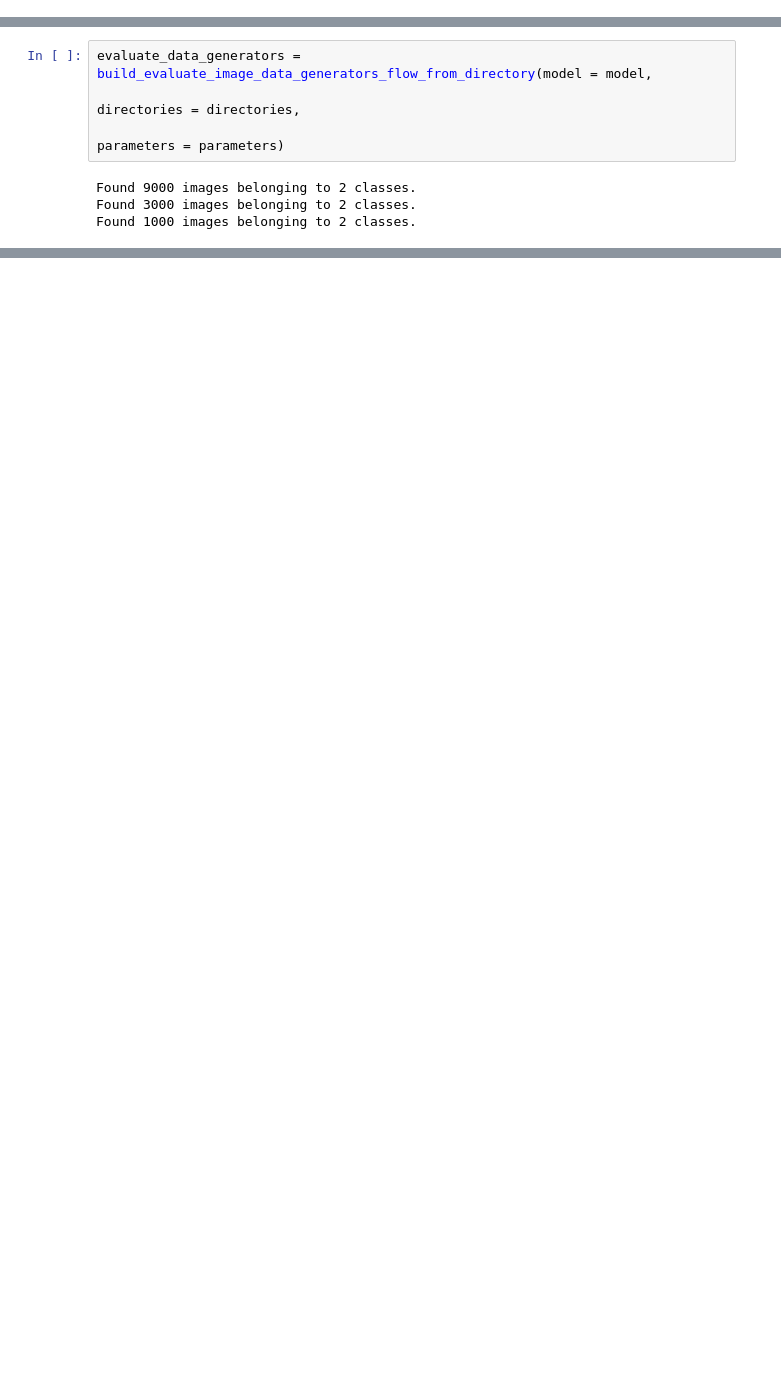
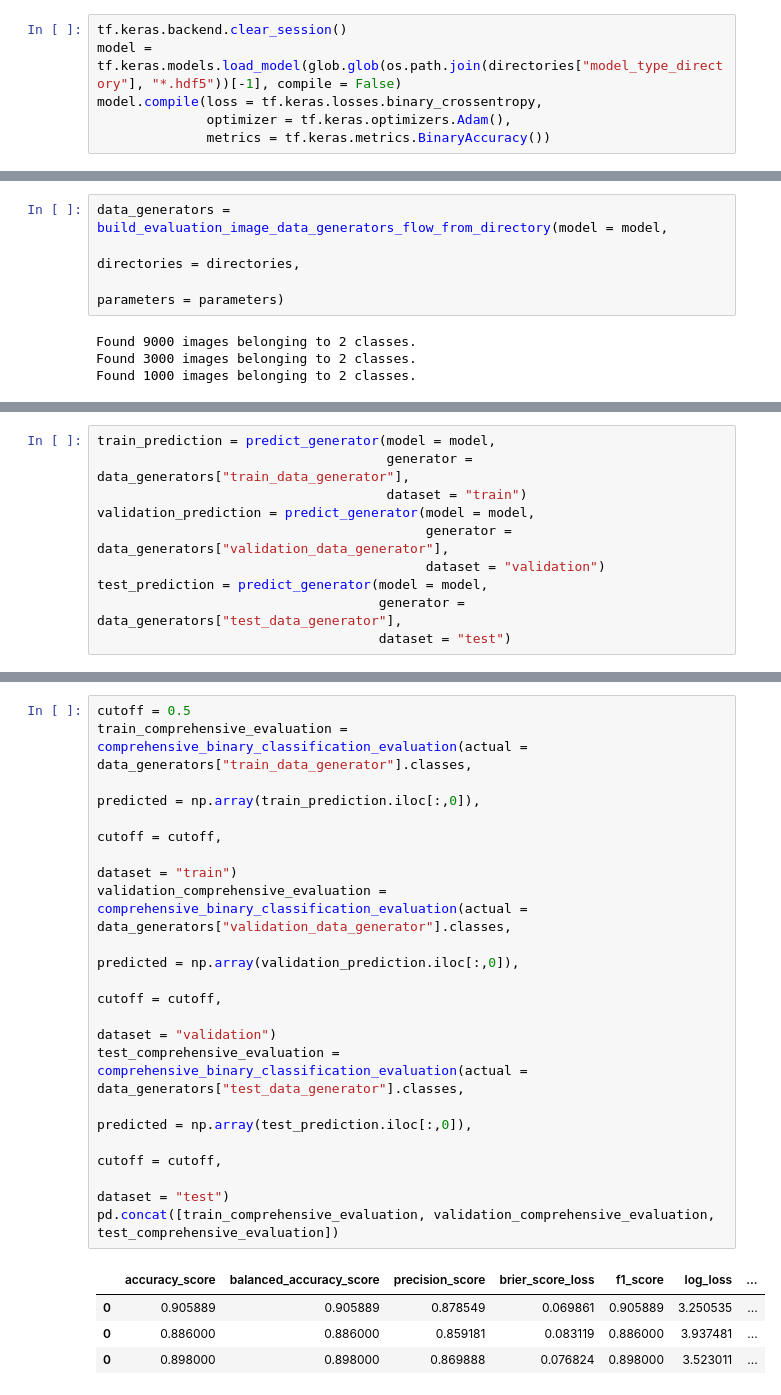
Before and after one commit to ForesightAdamNowacki/Deep_Neural_Networks_Python, a Jupyter notebook: Binary_Classification_1.ipynb, the cells around one changed output, grey strips where cells are left out. Drawn from its saved outputs; the diff is of its cells as text; blank space fills up the shorter version.

```diff
--- a/Binary_Classification_1.ipynb
+++ b/Binary_Classification_1.ipynb
@@ -127 +157,7 @@ visualize_loss_accuracy_binary_classification(history = history)
+# %%
+tf.keras.backend.clear_session()
+model = tf.keras.models.load_model(glob.glob(os.path.join(directories["model_type_directory"], "*.hdf5"))[-1], compile = False)
+model.compile(loss = tf.keras.losses.binary_crossentropy,
+              optimizer = tf.keras.optimizers.Adam(),
+              metrics = tf.keras.metrics.BinaryAccuracy())
 # %% [markdown]
@@ -129,7 +165,7 @@ visualize_loss_accuracy_binary_classification(history = history)
 # %%
-evaluate_data_generators = build_evaluate_image_data_generators_flow_from_directory(model = model,
-                                                                                    directories = directories,
-                                                                                    parameters = parameters)
+data_generators = build_evaluation_image_data_generators_flow_from_directory(model = model,
+                                                                             directories = directories,
+                                                                             parameters = parameters)
 # %% [output]
 Found 9000 images belonging to 2 classes.
 Found 3000 images belonging to 2 classes.
@@ -154,0 +191,10 @@ evaluation
+# %%
+train_prediction = predict_generator(model = model,
+                                     generator = data_generators["train_data_generator"],
+                                     dataset = "train")
+validation_prediction = predict_generator(model = model,
+                                          generator = data_generators["validation_data_generator"],
+                                          dataset = "validation")
+test_prediction = predict_generator(model = model,
+                                    generator = data_generators["test_data_generator"],
+                                    dataset = "test")
@@ -154,0 +210,20 @@ evaluation
+# %%
+cutoff = 0.5
+train_comprehensive_evaluation = comprehensive_binary_classification_evaluation(actual = data_generators["train_data_generator"].classes,
+                                                                                predicted = np.array(train_prediction.iloc[:,0]),
+                                                                                cutoff = cutoff,
+                                                                                dataset = "train")
+validation_comprehensive_evaluation = comprehensive_binary_classification_evaluation(actual = data_generators["validation_data_generator"].classes,
+                                                                                     predicted = np.array(validation_prediction.iloc[:,0]),
+                                                                                     cutoff = cutoff,
+                                                                                     dataset = "validation")
+test_comprehensive_evaluation = comprehensive_binary_classification_evaluation(actual = data_generators["test_data_generator"].classes,
+                                                                               predicted = np.array(test_prediction.iloc[:,0]),
+                                                                               cutoff = cutoff,
+                                                                               dataset = "test")
+pd.concat([train_comprehensive_evaluation, validation_comprehensive_evaluation, test_comprehensive_evaluation])
+# %% [output]
+|  | accuracy_score | balanced_accuracy_score | precision_score | brier_score_loss | f1_score | log_loss | ... |
+| 0 | 0.905889 | 0.905889 | 0.878549 | 0.069861 | 0.905889 | 3.250535 | ... |
+| 0 | 0.886000 | 0.886000 | 0.859181 | 0.083119 | 0.886000 | 3.937481 | ... |
+| 0 | 0.898000 | 0.898000 | 0.869888 | 0.076824 | 0.898000 | 3.523011 | ... |
```
Also changed, not shown: parts of 26 cells of this notebook, 1 other file.
